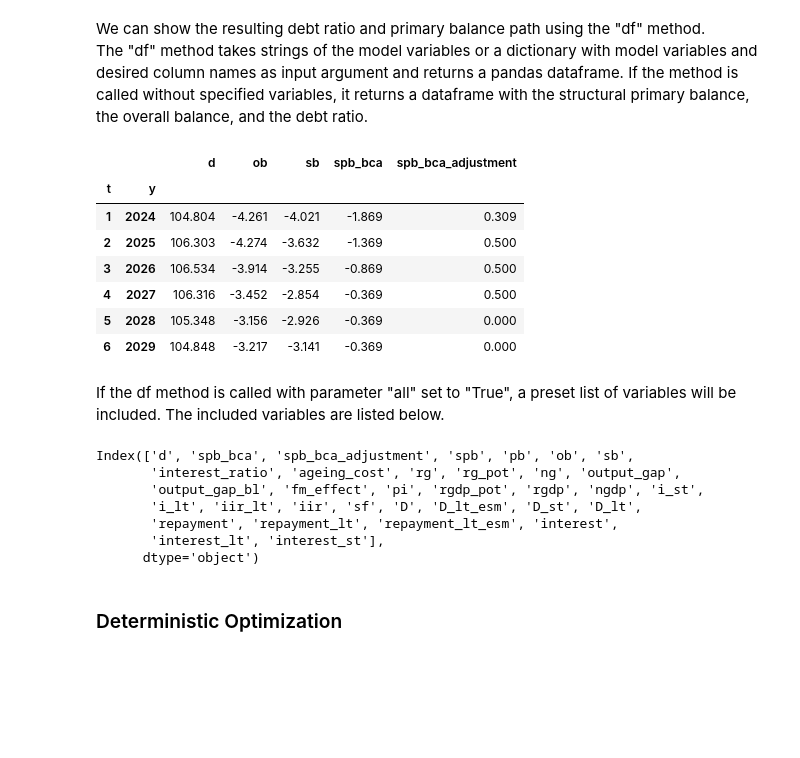
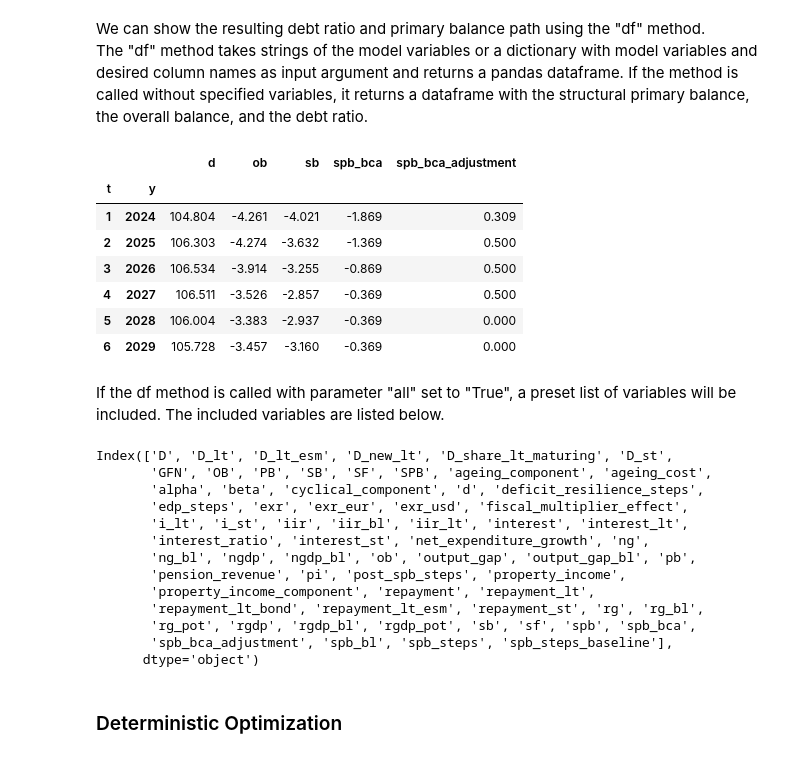
Before and after one commit to lennardwelslau/eu-debt-sustainability-analysis, a Jupyter notebook: latest_version/code/tutorial.ipynb, the cells around one changed output. Cells and saved outputs as stored; diff of their text form; code cells hidden in the pictures; blank space fills up the shorter version.

Commit message:
fiscal multiplier update

```diff
--- a/latest_version/code/tutorial.ipynb
+++ b/latest_version/code/tutorial.ipynb
@@ -10,6 +10,8 @@ Last update: 01 June 2024
 import numpy as np
 import pandas as pd
 pd.options.display.float_format = "{:,.3f}".format
+pd.options.display.max_columns = 100
+pd.optionns.display.max_rows = 100
 import matplotlib.pyplot as plt
 import seaborn as sns
 sns.set_style('whitegrid')
@@ -26,5 +31,5 @@ from functions import *
 # %% [markdown]
 Initialize model with country ISO code and adjustment period length. For deterministic projections the parent class "DsaModel" can be used, although I recommend always calling the StochasticDsaModel class to have access to all functionalities.
 # %%
-bel_dsa4 = DsaModel('BEL')
+dsa_bel_4 = DsaModel('BEL')
 # %%
@@ -69,27 +74,33 @@ array([0.5, 0.5, 0.5, 0. ])
 We can show the resulting debt ratio and primary balance path using the "df" method. \
 The "df" method takes strings of the model variables or a dictionary with model variables and desired column names as input argument and returns a pandas dataframe. If the method is called without specified variables, it returns a dataframe with the structural primary balance, the overall balance, and the debt ratio.
 # %%
-bel_dsa4.df().iloc[1:7]
+dsa_bel_4.df().iloc[1:7]
 # %% [output]
 |  |  | d | ob | sb | spb_bca | spb_bca_adjustment |
 | t | y |  |  |  |  |  |
 | 1 | 2024 | 104.804 | -4.261 | -4.021 | -1.869 | 0.309 |
 | 2 | 2025 | 106.303 | -4.274 | -3.632 | -1.369 | 0.500 |
 | 3 | 2026 | 106.534 | -3.914 | -3.255 | -0.869 | 0.500 |
-| 4 | 2027 | 106.316 | -3.452 | -2.854 | -0.369 | 0.500 |
-| 5 | 2028 | 105.348 | -3.156 | -2.926 | -0.369 | 0.000 |
-| 6 | 2029 | 104.848 | -3.217 | -3.141 | -0.369 | 0.000 |
+| 4 | 2027 | 106.511 | -3.526 | -2.857 | -0.369 | 0.500 |
+| 5 | 2028 | 106.004 | -3.383 | -2.937 | -0.369 | 0.000 |
+| 6 | 2029 | 105.728 | -3.457 | -3.160 | -0.369 | 0.000 |
 # %% [markdown]
 If the df method is called with parameter "all" set to "True", a preset list of variables will be included. The included variables are listed below.
 # %%
-bel_dsa4.df(all=True).columns
+dsa_bel_4.df(all=True).columns
 # %% [output]
-Index(['d', 'spb_bca', 'spb_bca_adjustment', 'spb', 'pb', 'ob', 'sb',
-       'interest_ratio', 'ageing_cost', 'rg', 'rg_pot', 'ng', 'output_gap',
-       'output_gap_bl', 'fm_effect', 'pi', 'rgdp_pot', 'rgdp', 'ngdp', 'i_st',
-       'i_lt', 'iir_lt', 'iir', 'sf', 'D', 'D_lt_esm', 'D_st', 'D_lt',
-       'repayment', 'repayment_lt', 'repayment_lt_esm', 'interest',
-       'interest_lt', 'interest_st'],
+Index(['D', 'D_lt', 'D_lt_esm', 'D_new_lt', 'D_share_lt_maturing', 'D_st',
+       'GFN', 'OB', 'PB', 'SB', 'SF', 'SPB', 'ageing_component', 'ageing_cost',
+       'alpha', 'beta', 'cyclical_component', 'd', 'deficit_resilience_steps',
+       'edp_steps', 'exr', 'exr_eur', 'exr_usd', 'fiscal_multiplier_effect',
+       'i_lt', 'i_st', 'iir', 'iir_bl', 'iir_lt', 'interest', 'interest_lt',
+       'interest_ratio', 'interest_st', 'net_expenditure_growth', 'ng',
+       'ng_bl', 'ngdp', 'ngdp_bl', 'ob', 'output_gap', 'output_gap_bl', 'pb',
+       'pension_revenue', 'pi', 'post_spb_steps', 'property_income',
+       'property_income_component', 'repayment', 'repayment_lt',
+       'repayment_lt_bond', 'repayment_lt_esm', 'repayment_st', 'rg', 'rg_bl',
+       'rg_pot', 'rgdp', 'rgdp_bl', 'rgdp_pot', 'sb', 'sf', 'spb', 'spb_bca',
+       'spb_bca_adjustment', 'spb_bl', 'spb_steps', 'spb_steps_baseline'],
       dtype='object')
 # %% [markdown]
 ### Deterministic Optimization
```
Also changed, not shown: parts of 8 cells of this notebook, 32 other files.
